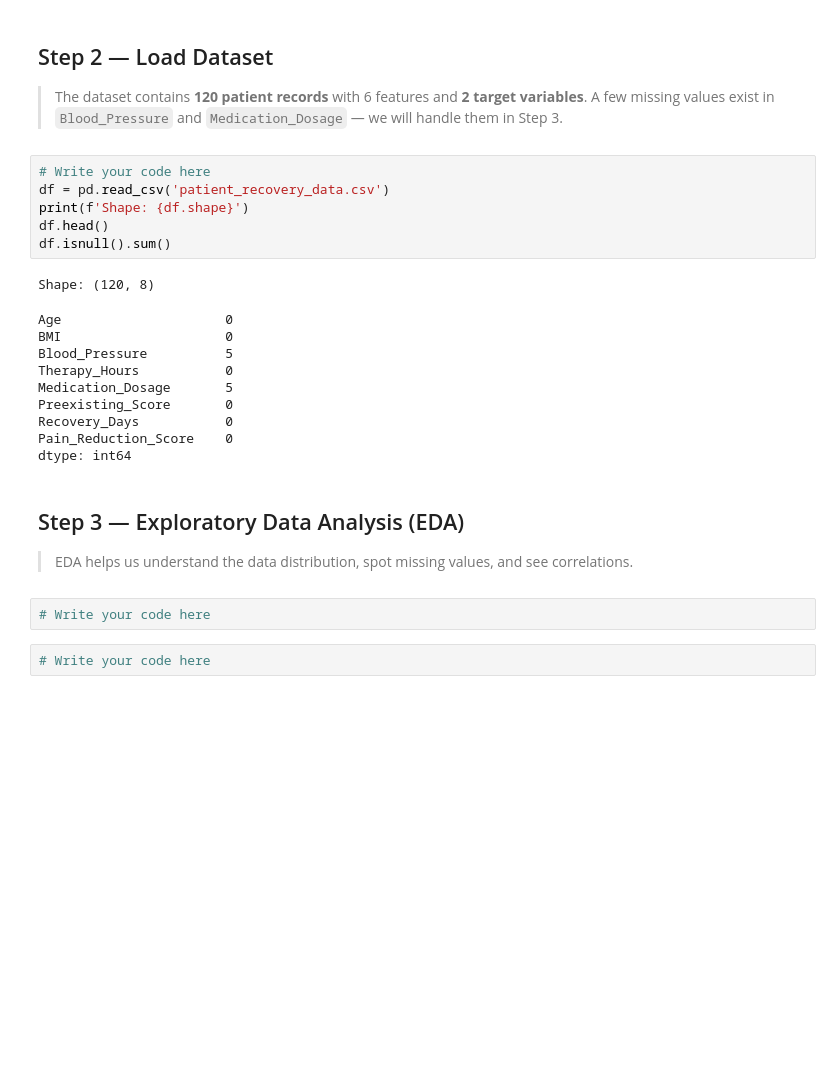
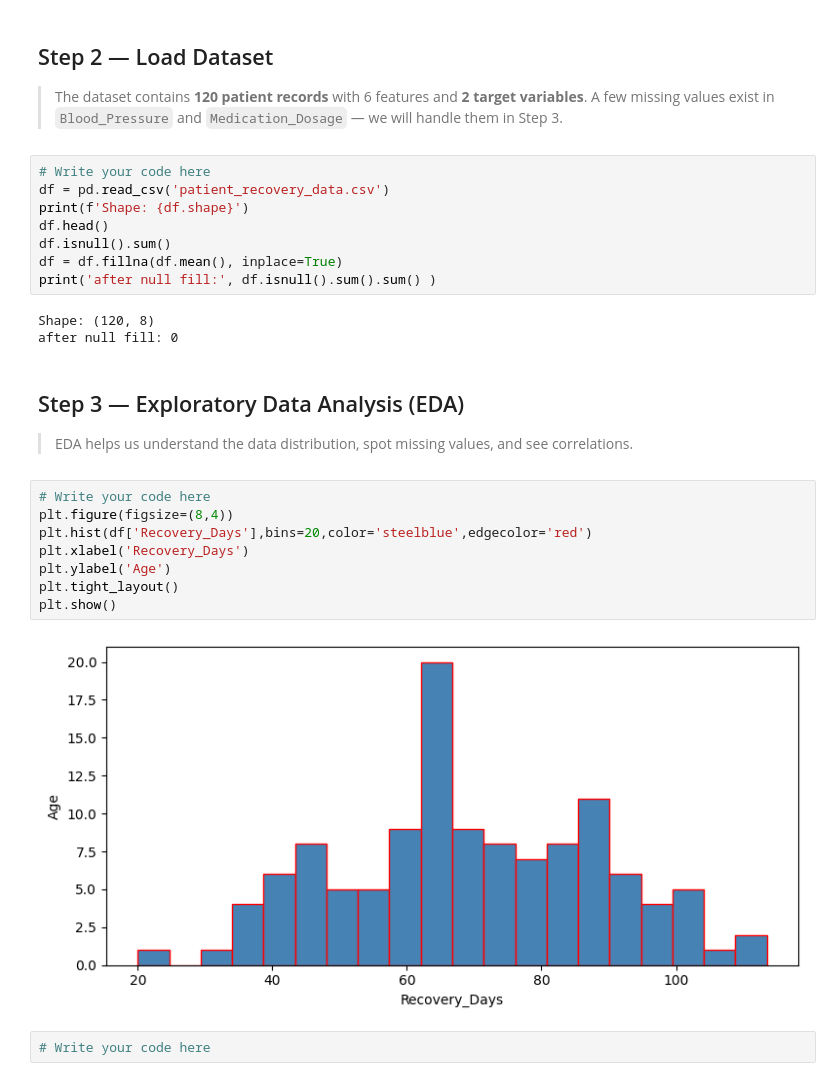
Before and after one commit to sudharssanvino/GENAI, a Jupyter notebook: module-1/multiple_linear_regression-20260403T123806Z-3-001/multiple_linear_regression/Vinoth_multiple_regression_practice.ipynb, the cells around one changed output. Cells and saved outputs as stored; diff of their text form; blank space fills up the shorter version.

```diff
--- a/module-1/multiple_linear_regression-20260403T123806Z-3-001/multiple_linear_regression/Vinoth_multiple_regression_practice.ipynb
+++ b/module-1/multiple_linear_regression-20260403T123806Z-3-001/multiple_linear_regression/Vinoth_multiple_regression_practice.ipynb
@@ -52,23 +52,25 @@ df = pd.read_csv('patient_recovery_data.csv')
 print(f'Shape: {df.shape}')
 df.head()
 df.isnull().sum()
+df = df.fillna(df.mean(), inplace=True)
+print('after null fill:', df.isnull().sum().sum() )
 # %% [output]
 Shape: (120, 8)
+after null fill: 0
-Age                     0
-BMI                     0
-Blood_Pressure          5
-Therapy_Hours           0
-Medication_Dosage       5
-Preexisting_Score       0
-Recovery_Days           0
-Pain_Reduction_Score    0
-dtype: int64
 # %% [markdown]
 ## Step 3 — Exploratory Data Analysis (EDA)
 
 > EDA helps us understand the data distribution, spot missing values, and see correlations.
-# %%
-# Write your code here
+# %%
+# Write your code here
+plt.figure(figsize=(8,4))
+plt.hist(df['Recovery_Days'],bins=20,color='steelblue',edgecolor='red')
+plt.xlabel('Recovery_Days')
+plt.ylabel('Age')
+plt.tight_layout()
+plt.show()
+# %% [output]
+[figure, added]
 # %%
 # Write your code here
 # %% [markdown]
```
Also changed, not shown: parts of 3 cells of this notebook, 1 other file.
